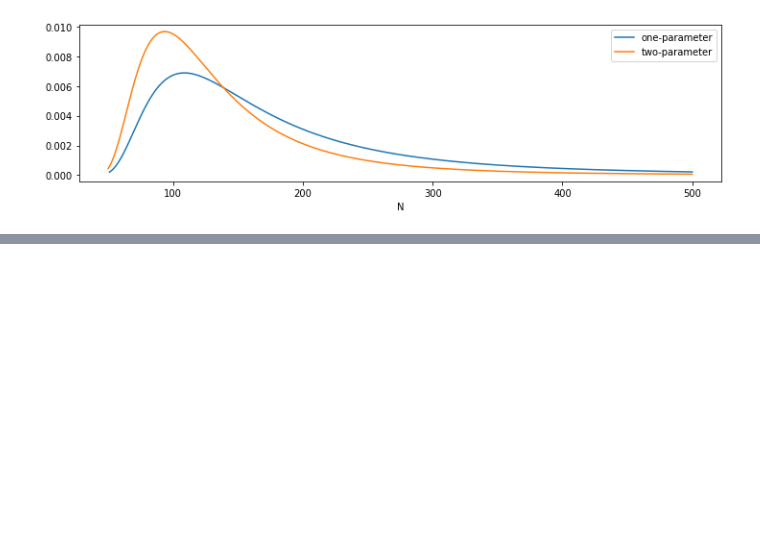
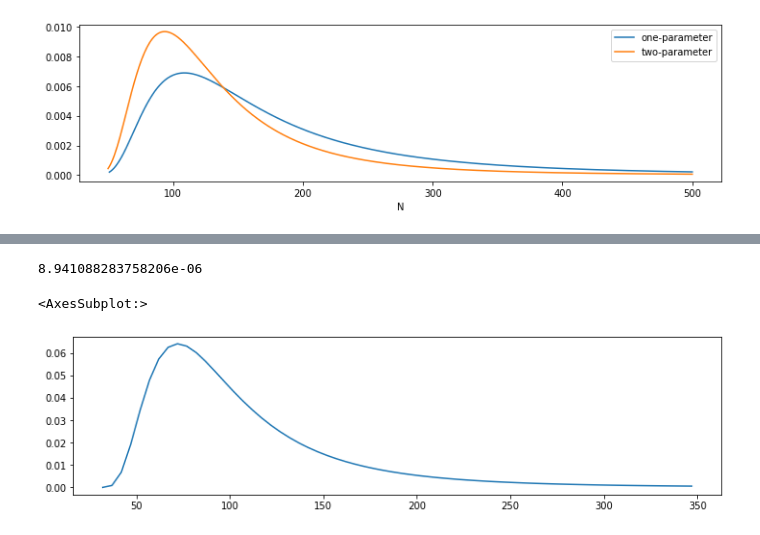
Before and after one commit to minstrel1149/think_bayes, a Jupyter notebook: Ch.15_Mark_and_Recapture.ipynb, the cells around one changed output, grey strips where cells are left out. Cells and saved outputs as stored; diff of their text form; code cells hidden in the pictures; blank space fills up the shorter version.

```diff
--- a/Ch.15_Mark_and_Recapture.ipynb
+++ b/Ch.15_Mark_and_Recapture.ipynb
@@ -115,0 +138,29 @@ plt.show()
+# %%
+K, n, k = 20, 15, 3
+k10 = K - k
+k01 = n - k
+k11 = k
+data = np.array([0, k01, k10, k11])
+# %%
+likelihood = prior.copy()
+observed = data.sum()
+x = data.copy()
+for N, p0, p1 in prior.index:
+    x[0] = N - observed
+    y = compute_probs(p0, p1)
+    likelihood[N, p0, p1] = ss.multinomial(N, y).pmf(x)
+# %%
+posterior = prior * likelihood
+posterior.normalize()
+# %% [output]
+8.941088283758206e-06
+# %%
+posterior_N = posterior.marginal(0)
+posterior_p0 = posterior.marginal(1)
+posterior_p1 = posterior.marginal(2)
+# %%
+fig, ax = plt.subplots(1, 1, figsize=(12, 3))
+posterior_N.plot(ax=ax)
+# %% [output]
+<AxesSubplot:>
+[figure, added]
```
Also changed, not shown: parts of 3 cells of this notebook, 3 other files.
